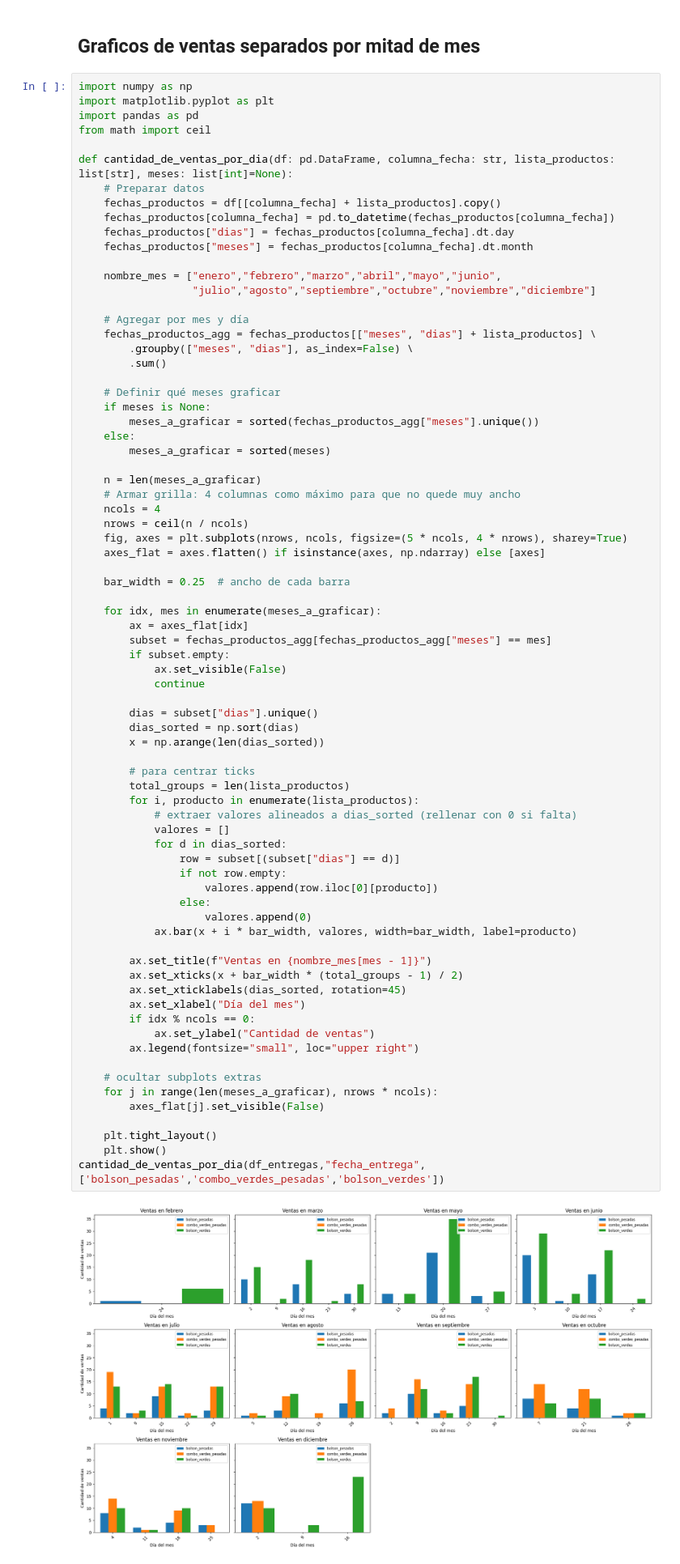
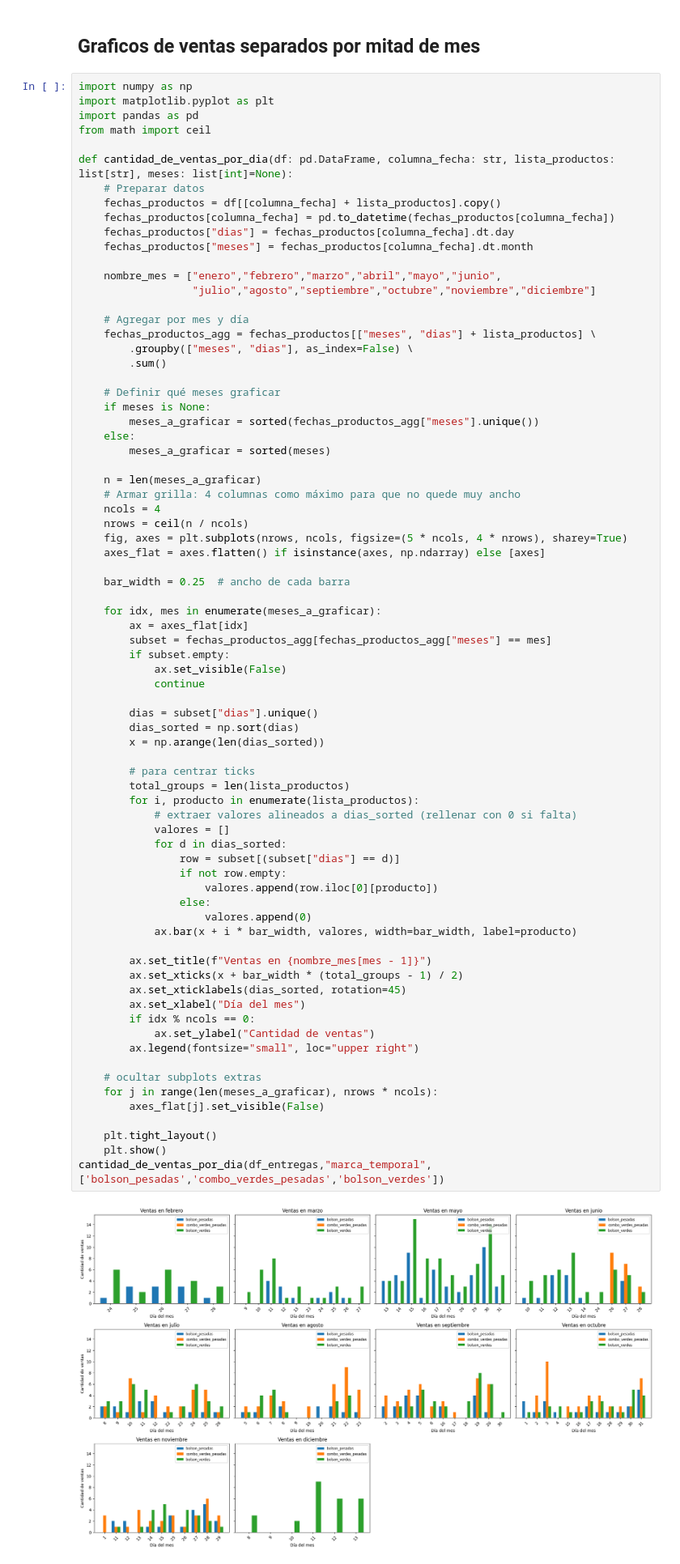
Before and after one commit to Taller-Datos-Populares-UBA/PAC, a Jupyter notebook: analisis_estadisticos.ipynb, the cells around one changed output. Shown at 81% size. Cells and saved outputs as stored; diff of their text form.

```diff
--- a/analisis_estadisticos.ipynb
+++ b/analisis_estadisticos.ipynb
@@ -329,35 +329,35 @@ def cantidad_de_ventas_por_dia(df: pd.DataFrame, columna_fecha: str, lista_produ
         x = np.arange(len(dias_sorted))
 
         # para centrar ticks
         total_groups = len(lista_productos)
         for i, producto in enumerate(lista_productos):
             # extraer valores alineados a dias_sorted (rellenar con 0 si falta)
             valores = []
             for d in dias_sorted:
                 row = subset[(subset["dias"] == d)]
                 if not row.empty:
                     valores.append(row.iloc[0][producto])
                 else:
                     valores.append(0)
             ax.bar(x + i * bar_width, valores, width=bar_width, label=producto)
 
         ax.set_title(f"Ventas en {nombre_mes[mes - 1]}")
         ax.set_xticks(x + bar_width * (total_groups - 1) / 2)
         ax.set_xticklabels(dias_sorted, rotation=45)
         ax.set_xlabel("Día del mes")
         if idx % ncols == 0:
             ax.set_ylabel("Cantidad de ventas")
         ax.legend(fontsize="small", loc="upper right")
 
     # ocultar subplots extras
     for j in range(len(meses_a_graficar), nrows * ncols):
         axes_flat[j].set_visible(False)
 
     plt.tight_layout()
     plt.show()
-cantidad_de_ventas_por_dia(df_entregas,"fecha_entrega",['bolson_pesadas','combo_verdes_pesadas','bolson_verdes'])
+cantidad_de_ventas_por_dia(df_entregas,"marca_temporal",['bolson_pesadas','combo_verdes_pesadas','bolson_verdes'])
 # %% [output]
-[figure, old version]
+[figure, new version]
 # %%
 def separar_por_dia(df: pd.DataFrame,columna_fecha: str,umbral_dia:int)->pd.Series:
   index_primer_parte_mes=df[columna_fecha].dt.day<=umbral_dia
```
